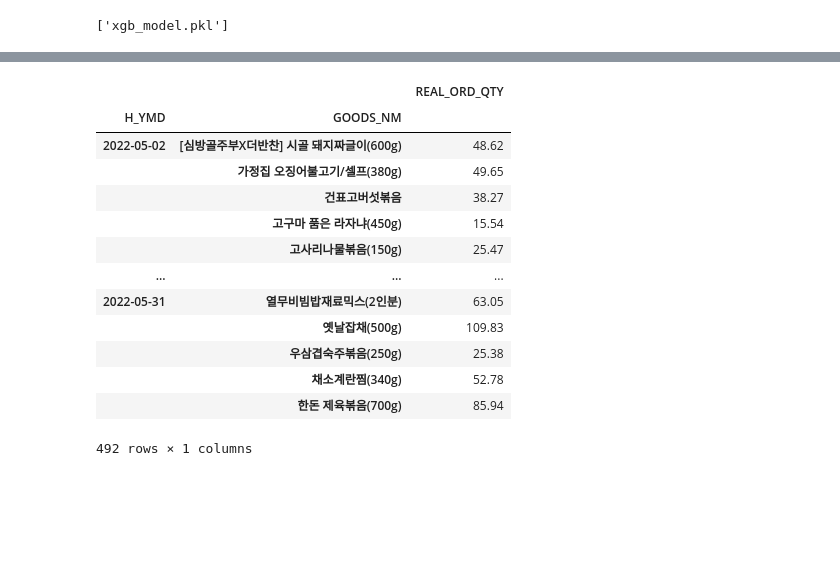
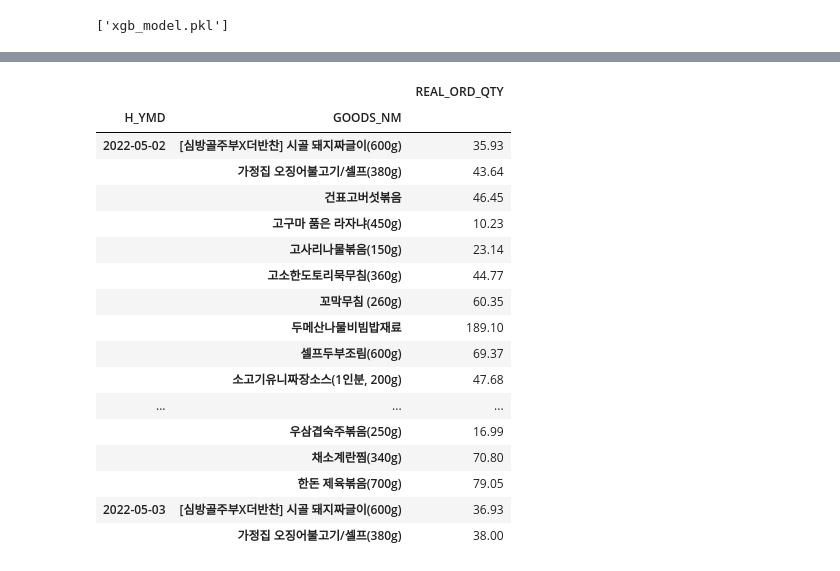
Before and after one commit to olsunghyun0416/Dongwon_Project, a Jupyter notebook: 더반찬_서비스구축/더반찬_캐글_파이프라인.ipynb, the cells around one changed output, grey strips where cells are left out. Cells and saved outputs as stored; diff of their text form; code cells hidden in the pictures; blank space fills up the shorter version.

```diff
--- a/더반찬_서비스구축/더반찬_캐글_파이프라인.ipynb
+++ b/더반찬_서비스구축/더반찬_캐글_파이프라인.ipynb
@@ -346,7 +298,7 @@ target = 'REAL_ORD_QTY'
 Y = my_data[target]
 X = my_data.drop(target, axis=1)
 
-X_train, X_val, y_train, y_val = train_test_split(X,Y, test_size=.3, shuffle=False, random_state=2022 )
+X_train, X_val, y_train, y_val = train_test_split(X,Y, test_size=.2, shuffle=False, random_state=2022 )
 y_test = test_set[target]
 X_test = test_set.drop(target, axis=1)
 # %% [markdown]
@@ -355,3 +307,6 @@ X_test = test_set.drop(target, axis=1)
 X_train = DBC_PIPELINE(X_train)
 X_val = DBC_PIPELINE(X_val)
 X_test = DBC_PIPELINE(X_test)
+# %%
+X_train = X_train[X_train['H_YMD'] >= '2020-01-08']
+y_train = y_train[len(y_train)-len(X_train):]
@@ -376,23 +335,23 @@ Index(['H_YMD', 'O_YMD', 'GOODS_NO', 'SALE_PRICE', 'mean_sale_price',
 #                 ]
 
 xgb_features = [
-                'ord_qty_day', 'sale_price_shift', 'item_price_unit',
-                'hist_min_item_price', 'hist_max_item_price', 'price_increase',
-                'price_decrease', 'ORD_QTY_shifted_min', 'ORD_QTY_shifted_max',
-                'ORD_QTY_shifted_mean', 'ORD_QTY_shifted_std', 'ORD_QTY_shifted6',
-                'ORD_QTY_shifted13', 'ORD_QTY_shifted20'
+                'SALE_PRICE',
+                # 'ord_qty_day', 'sale_price_shift',
+                # 'ORD_QTY_shifted_min', 'ORD_QTY_shifted_max', 'ORD_QTY_shifted_mean',
+                # 'ORD_QTY_shifted_std', 'ORD_QTY_shifted6', 'ORD_QTY_shifted13',
+                # 'ORD_QTY_shifted20', 'item_trend', 'GOODS_mean'
                 ]
 
 xgb_train = X_train[xgb_features]
 xgb_val = X_val[xgb_features]
 xgb_test = X_test[xgb_features]
 # %%
-xgb_model = XGBRegressor(max_depth=3,
+xgb_model = XGBRegressor(max_depth=5,
                          n_estimators=1000,
                          min_child_weight=1000,
                          colsample_bytree=0.7,
                          subsample=0.7,
-                         eta=0.01,
+                         eta=0.1,
                          seed=0)
 xgb_model.fit(xgb_train,
               y_train,
@@ -494,22 +440,26 @@ xgb_result, y_result = to_csv(xgb_test_pred, X_test, y_test)
 y_result.to_csv('C:\\Users\\user\\Desktop\\y_result.csv', encoding='utf-8-sig')
 xgb_result.to_csv('C:\\Users\\user\\Desktop\\xgb_result.csv', encoding='utf-8-sig')
 # %%
-xgb_result
+xgb_result[0:20]
 # %% [output]
 |  |  | REAL_ORD_QTY |
 | H_YMD | GOODS_NM |  |
-| 2022-05-02 | [심방골주부X더반찬] 시골 돼지짜글이(600g) | 48.62 |
-|  | 가정집 오징어불고기/셀프(380g) | 49.65 |
-|  | 건표고버섯볶음 | 38.27 |
-|  | 고구마 품은 라자냐(450g) | 15.54 |
-|  | 고사리나물볶음(150g) | 25.47 |
+| 2022-05-02 | [심방골주부X더반찬] 시골 돼지짜글이(600g) | 35.93 |
+|  | 가정집 오징어불고기/셀프(380g) | 43.64 |
+|  | 건표고버섯볶음 | 46.45 |
+|  | 고구마 품은 라자냐(450g) | 10.23 |
+|  | 고사리나물볶음(150g) | 23.14 |
+|  | 고소한도토리묵무침(360g) | 44.77 |
+|  | 꼬막무침 (260g) | 60.35 |
+|  | 두메산나물비빔밥재료 | 189.10 |
+|  | 셀프두부조림(600g) | 69.37 |
+|  | 소고기유니짜장소스(1인분, 200g) | 47.68 |
 | ... | ... | ... |
-| 2022-05-31 | 열무비빔밥재료믹스(2인분) | 63.05 |
-|  | 옛날잡채(500g) | 109.83 |
-|  | 우삼겹숙주볶음(250g) | 25.38 |
-|  | 채소계란찜(340g) | 52.78 |
-|  | 한돈 제육볶음(700g) | 85.94 |
+|  | 우삼겹숙주볶음(250g) | 16.99 |
+|  | 채소계란찜(340g) | 70.80 |
+|  | 한돈 제육볶음(700g) | 79.05 |
+| 2022-05-03 | [심방골주부X더반찬] 시골 돼지짜글이(600g) | 36.93 |
+|  | 가정집 오징어불고기/셀프(380g) | 38.00 |
-492 rows × 1 columns
 # %%
 from sklearn.linear_model import Ridge
 from sklearn.linear_model import Lasso
```
Also changed, not shown: parts of 24 cells of this notebook, 6 other files.
